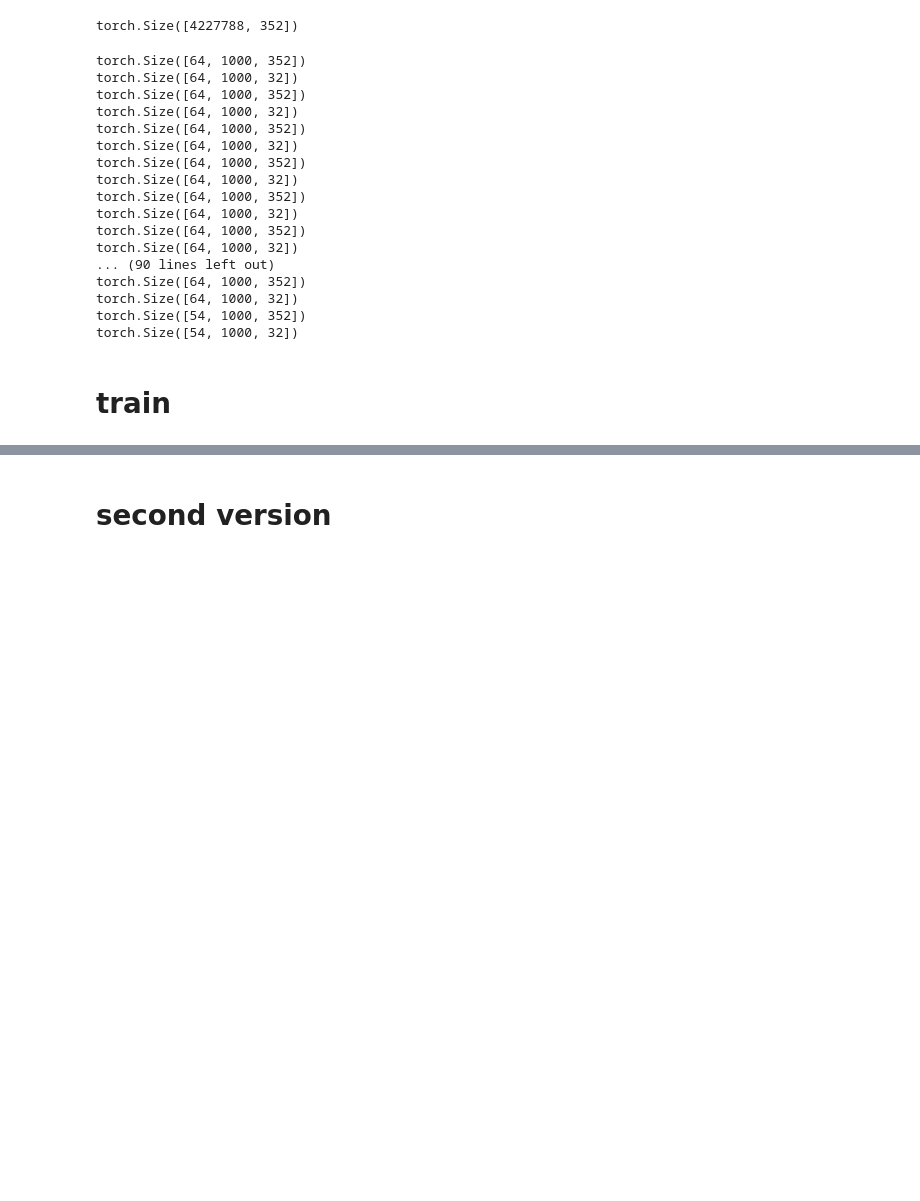
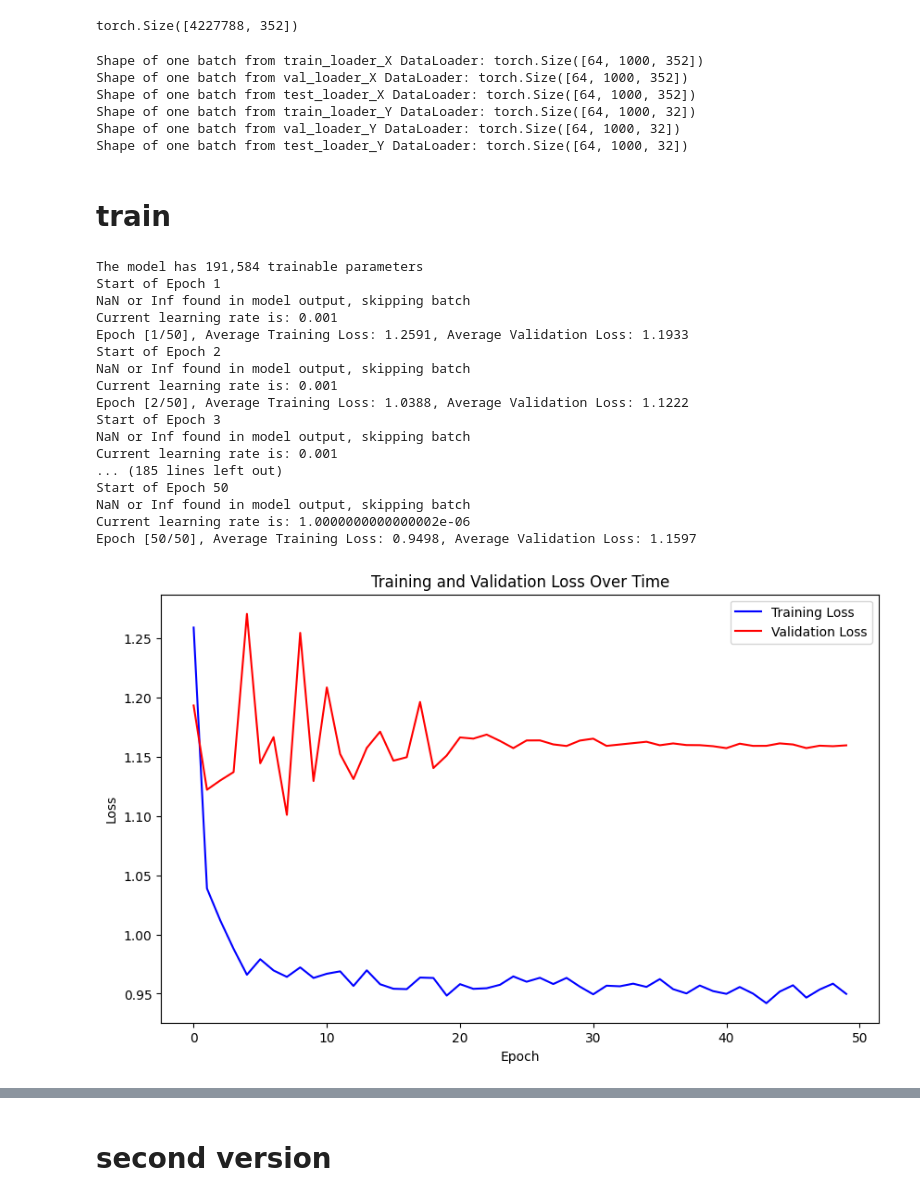
Before and after one commit to Metaverse-Crowdsource/Complete-Neural-Signal-Analysis, a Jupyter notebook: Neural Net.ipynb, the cells around one changed output, grey strips where cells are left out. Saved outputs shown, nothing was run; the diff lists cells and outputs as text; code cells hidden in the pictures; blank space fills up the shorter version.

```diff
--- a/Neural Net.ipynb
+++ b/Neural Net.ipynb
@@ -1145,29 +1145,30 @@ train_loader_X = create_mini_batches(train_data_X, seq_length, batch_size)
 val_loader_X = create_mini_batches(val_data_X, seq_length, batch_size)
 test_loader_X = create_mini_batches(test_data_X, seq_length, batch_size)
 
-for batch_idx, (batch_X, batch_Y) in enumerate(zip(train_loader_X, train_loader_Y)):
-    input_batch_X = batch_X[0]  # Extracting tensor from tuple
-    input_batch_Y = batch_Y[0]  # Extracting tensor from tuple
-    print(input_batch_X.shape)  # Should match the input feature size your model expects
-    print(input_batch_Y.shape)
+
+# Print the shape of one batch for each DataLoader
+def print_one_batch_shape(data_loader, name):
+    for batch_idx, batch in enumerate(data_loader):
+        input_batch = batch[0]  # Extracting tensor from tuple
+        print(f"Shape of one batch from {name} DataLoader: {input_batch.shape}")
+        break  # Stop after the first batch
+
+# Print shapes for X DataLoaders
+print_one_batch_shape(train_loader_X, "train_loader_X")
+print_one_batch_shape(val_loader_X, "val_loader_X")
+print_one_batch_shape(test_loader_X, "test_loader_X")
+
+# Print shapes for Y DataLoaders
+print_one_batch_shape(train_loader_Y, "train_loader_Y")
+print_one_batch_shape(val_loader_Y, "val_loader_Y")
+print_one_batch_shape(test_loader_Y, "test_loader_Y")
 # %% [output]
-torch.Size([64, 1000, 352])
-torch.Size([64, 1000, 32])
-torch.Size([64, 1000, 352])
-torch.Size([64, 1000, 32])
-torch.Size([64, 1000, 352])
-torch.Size([64, 1000, 32])
-torch.Size([64, 1000, 352])
-torch.Size([64, 1000, 32])
-torch.Size([64, 1000, 352])
-torch.Size([64, 1000, 32])
-torch.Size([64, 1000, 352])
-torch.Size([64, 1000, 32])
-... (90 lines left out)
-torch.Size([64, 1000, 352])
-torch.Size([64, 1000, 32])
-torch.Size([54, 1000, 352])
-torch.Size([54, 1000, 32])
+Shape of one batch from train_loader_X DataLoader: torch.Size([64, 1000, 352])
+Shape of one batch from val_loader_X DataLoader: torch.Size([64, 1000, 352])
+Shape of one batch from test_loader_X DataLoader: torch.Size([64, 1000, 352])
+Shape of one batch from train_loader_Y DataLoader: torch.Size([64, 1000, 32])
+Shape of one batch from val_loader_Y DataLoader: torch.Size([64, 1000, 32])
+Shape of one batch from test_loader_Y DataLoader: torch.Size([64, 1000, 32])
 # %% [markdown]
 # train
 # %%
@@ -1219,22 +1220,28 @@ import torch.optim as optim
 from torch.optim.lr_scheduler import ReduceLROnPlateau
 import matplotlib.pyplot as plt
 
+def count_parameters(model):
+    return sum(p.numel() for p in model.parameters() if p.requires_grad)
+
 # Enable anomaly detection
 torch.autograd.set_detect_anomaly(True)
 
 # Hyperparameters
-d_model = 256
-nhead = 8
+d_model = 32
+nhead = 4
 num_layers = 6
-dim_feedforward = 1024
-lr = 0.1  # Lower initial learning rate
+dim_feedforward = 128
+lr = 0.001  # Lower initial learning rate
 batch_size = 64
 seq_len = 1000
-num_epochs = 100
+num_epochs = 50
 
 # Initialize the model
 device = torch.device('cpu')
 model = EEGSeq2SeqPredictor(d_model, nhead, num_layers, dim_feedforward).to(device)
+
+# Count parameters
+print(f'The model has {count_parameters(model):,} trainable parameters')
 
 # Initialize model weights
 for name, param in model.named_parameters():
@@ -1326,30 +1333,49 @@ for epoch in range(num_epochs):
         print(f"Current learning rate is: {param_group['lr']}")
 
     print(f"Epoch [{epoch+1}/{num_epochs}], Average Training Loss: {avg_train_loss:.4f}, Average Validation Loss: {avg_val_loss:.4f}")
 
     # Update learning rate scheduler based on validation loss
     scheduler.step(avg_val_loss)
 
     # Save the model if it's the best one so far
     if avg_val_loss < best_val_loss:
         best_val_loss = avg_val_loss
         torch.save(model.state_dict(), '/home/vincent/AAA_projects/MVCS/Neuroscience/Models/Test Validation/best_model.pth')
 
     # Check if learning rate is too small
     for param_group in optimizer.param_groups:
         if param_group['lr'] < 1e-10:
             print("Learning rate too small, stopping training")
             break
 
     if torch.isnan(loss).any():
         print("Stopping training due to NaN loss")
         break
 
 plt.figure(figsize=(10, 6))
 plt.plot(train_losses, label='Training Loss', color='blue')
 plt.plot(val_losses, label='Validation Loss', color='red')
 plt.xlabel('Epoch')
 plt.ylabel('Loss')
 plt.title('Training and Validation Loss Over Time')
 plt.legend()
 plt.show()
+# %% [output]
+The model has 191,584 trainable parameters
+Start of Epoch 1
+NaN or Inf found in model output, skipping batch
+Current learning rate is: 0.001
+Epoch [1/50], Average Training Loss: 1.2591, Average Validation Loss: 1.1933
+Start of Epoch 2
+NaN or Inf found in model output, skipping batch
+Current learning rate is: 0.001
+Epoch [2/50], Average Training Loss: 1.0388, Average Validation Loss: 1.1222
+Start of Epoch 3
+NaN or Inf found in model output, skipping batch
+Current learning rate is: 0.001
+... (185 lines left out)
+Start of Epoch 50
+NaN or Inf found in model output, skipping batch
+Current learning rate is: 1.0000000000000002e-06
+Epoch [50/50], Average Training Loss: 0.9498, Average Validation Loss: 1.1597
+[figure, added]
```
Also changed, not shown: parts of 17 cells of this notebook, 6 other files.
